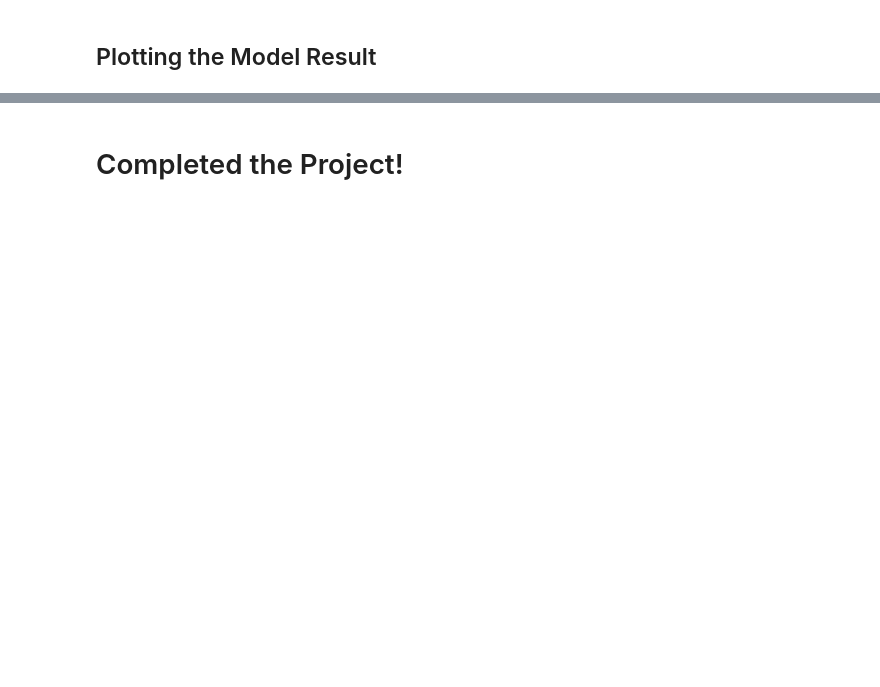
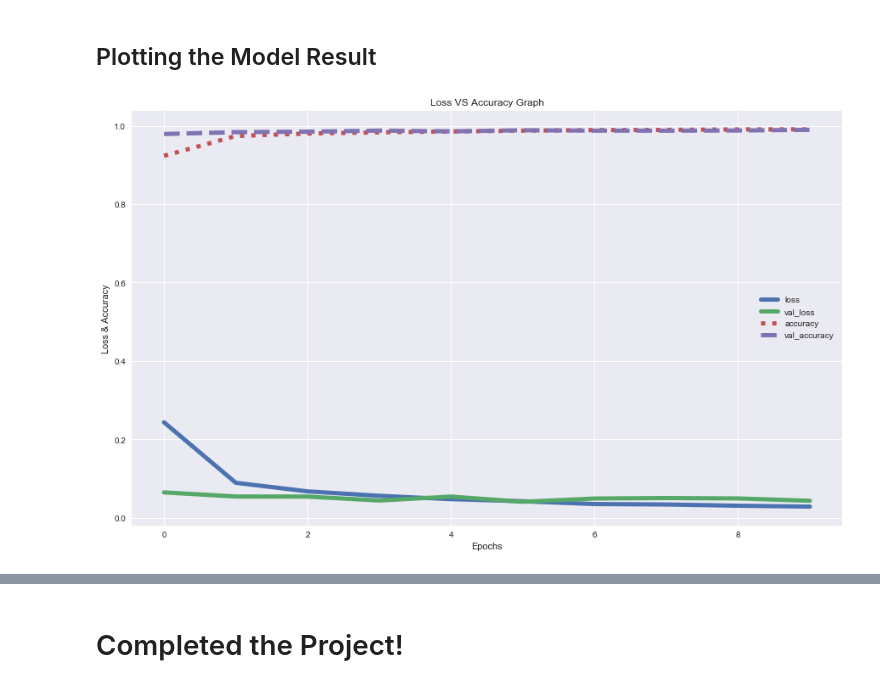
Before and after one commit to HarshitDawar55/Machine_And_Deep_Learning, a Jupyter notebook: Projects/MNIST_Classification/MNist_Classification_Using_CNN.ipynb, the cells around one changed output, grey strips where cells are left out. Cells and saved outputs as stored; diff of their text form; code cells hidden in the pictures; blank space fills up the shorter version.

```diff
--- a/Projects/MNIST_Classification/MNist_Classification_Using_CNN.ipynb
+++ b/Projects/MNIST_Classification/MNist_Classification_Using_CNN.ipynb
@@ -111,16 +109,18 @@ y_pred = model.predict_classes(x_test)
 # %%
 import matplotlib.pyplot as plt
 plt.style.use("seaborn")
 plt.figure(figsize = (15,9))
-plt.plot(trained_model.history["loss"], label = "loss")
-plt.plot(trained_model.history["val_loss"], label = "val_loss")
+plt.plot(trained_model.history["loss"], label = "loss", linewidth = 5)
+plt.plot(trained_model.history["val_loss"], label = "val_loss", linewidth = 5)
 plt.plot(trained_model.history["accuracy"], label = "accuracy", linestyle = "dotted", linewidth = 5)
 plt.plot(trained_model.history["val_accuracy"], label = "val_accuracy", linestyle = "--", linewidth = 5)
 plt.xlabel("Epochs")
 plt.ylabel("Loss & Accuracy")
 plt.title("Loss VS Accuracy Graph")
 plt.legend()
 plt.show()
+# %% [output]
+[figure, added]
 # %%
 fig, ax = plt.subplots(9,9, figsize = (15,15))
 ax = ax.ravel()
```
Also changed, not shown: parts of 6 cells of this notebook.
